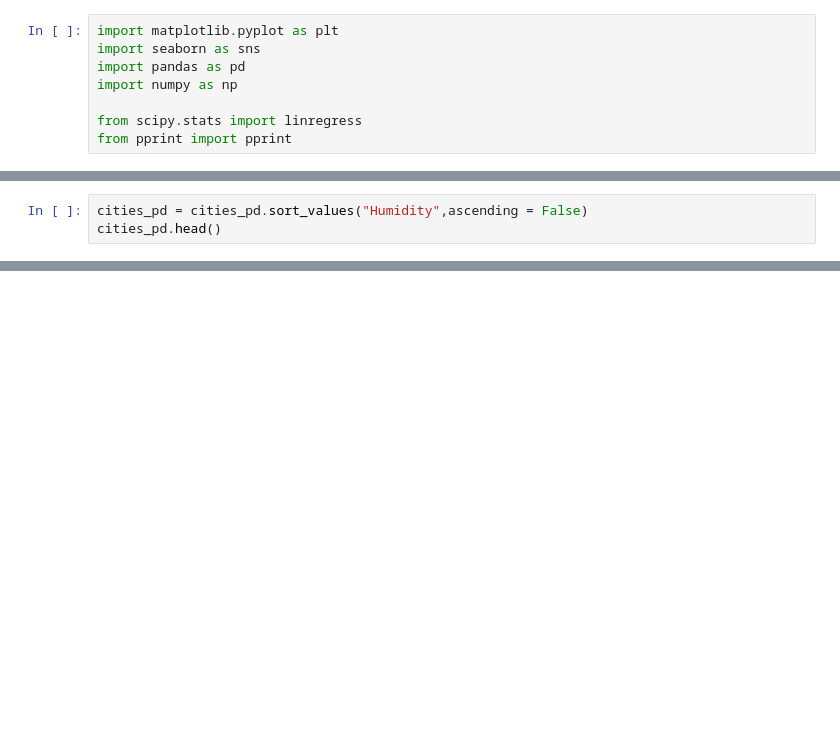
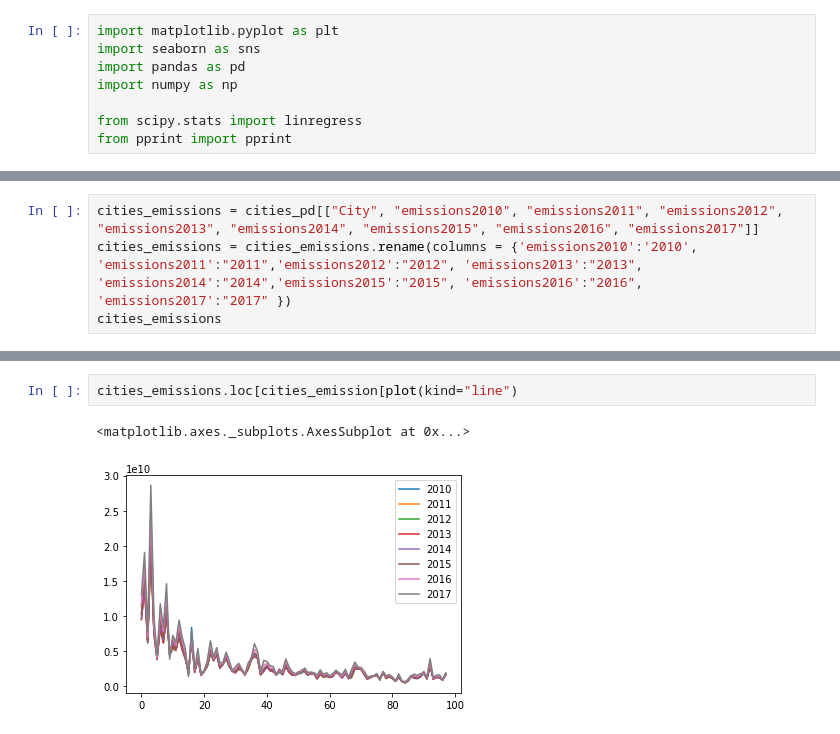
Before and after one commit to shadiaduery/bootcamp-group_project-3, a Jupyter notebook: Analysis/Graphs.ipynb, the cells around one changed output, grey strips where cells are left out. Drawn from its saved outputs; the diff is of its cells as text; blank space fills up the shorter version.

Commit message:
line graph

```diff
--- a/Analysis/Graphs.ipynb
+++ b/Analysis/Graphs.ipynb
@@ -17,6 +17,7 @@ cities_pd.head()
 | 2 | Chicago , Illinois | Chicago | IL | 2695598 | 2708114 | 2719141 | 2725731 | ... |
 | 3 | Houston , Texas | Houston | TX | 2099451 | 2126032 | 2161593 | 2199391 | ... |
 | 4 | Phoenix , Arizona | Phoenix | AZ | 1445632 | 1469796 | 1499274 | 1526491 | ... |
-# %%
-cities_pd = cities_pd.sort_values("Humidity",ascending = False)
-cities_pd.head()
+# %%
+cities_emissions = cities_pd[["City", "emissions2010", "emissions2011", "emissions2012", "emissions2013", "emissions2014", "emissions2015", "emissions2016", "emissions2017"]]
+cities_emissions = cities_emissions.rename(columns = {'emissions2010':'2010', 'emissions2011':"2011",'emissions2012':"2012", 'emissions2013':"2013", 'emissions2014':"2014",'emissions2015':"2015", 'emissions2016':"2016", 'emissions2017':"2017" })
+cities_emissions
@@ -22,0 +38,5 @@ cities_pd.head()
+# %%
+cities_emissions.loc[cities_emission[plot(kind="line")
+# %% [output]
+<matplotlib.axes._subplots.AxesSubplot at 0x...>
+[figure, added]
```
Also changed, not shown: parts of 1 cell of this notebook, 2 other files.
